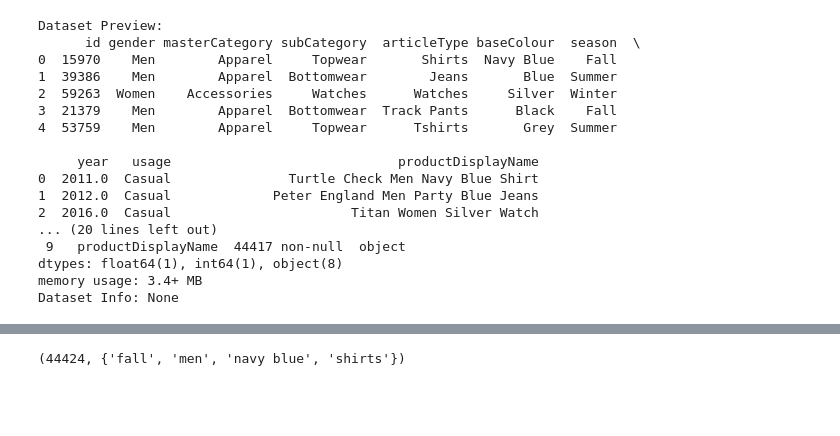
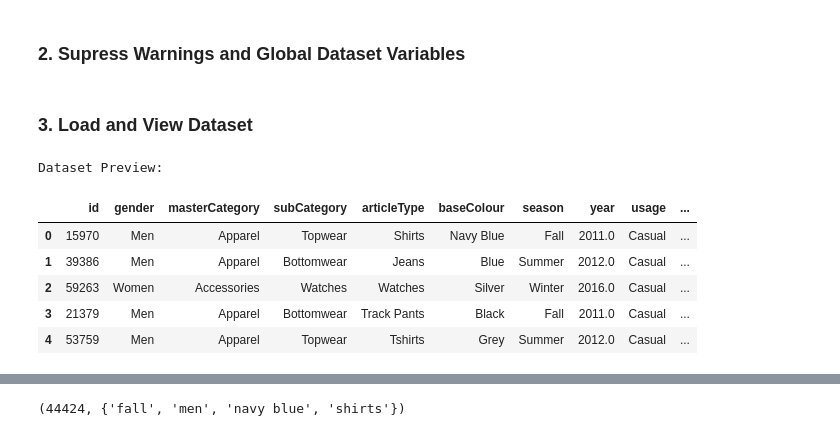
Before and after one commit to lenadahee/SI671-project, a Jupyter notebook: notebooks/671_Team_RLV_Code.ipynb, the cells around one changed output, grey strips where cells are left out. Drawn from its saved outputs; the diff is of its cells as text; code cells hidden in the pictures; blank space fills up the shorter version.

```diff
--- a/notebooks/671_Team_RLV_Code.ipynb
+++ b/notebooks/671_Team_RLV_Code.ipynb
@@ -65 +28,3 @@ Note: you may need to restart the kernel to use updated packages.
+# %% [markdown]
+### 2. Supress Warnings and Global Dataset Variables
 # %%
@@ -74,28 +42,18 @@ for p in (OUT, FIGS, TABS):  # make folders if missing
     p.mkdir(parents=True, exist_ok=True)
 
 CSV_PATH = DATA / "styles.csv"   # central place for the dataset path
+# %% [markdown]
+### 3. Load and View Dataset
 # %%
 # Load Dataset
 styles = pd.read_csv(CSV_PATH, on_bad_lines="skip")
-print(f"Dataset Preview:\n{styles.head()}")
-print(f"Dataset Columns: {styles.columns}")
-print(f"Dataset Shape: {styles.shape}")
-print(f"Dataset Info: {styles.info()}")
+print("Dataset Preview:")
+display(styles.head())
 # %% [output]
 Dataset Preview:
-      id gender masterCategory subCategory  articleType baseColour  season  \
-0  15970    Men        Apparel     Topwear       Shirts  Navy Blue    Fall
-1  39386    Men        Apparel  Bottomwear        Jeans       Blue  Summer
-2  59263  Women    Accessories     Watches      Watches     Silver  Winter
-3  21379    Men        Apparel  Bottomwear  Track Pants      Black    Fall
-4  53759    Men        Apparel     Topwear      Tshirts       Grey  Summer
-
-     year   usage                             productDisplayName
-0  2011.0  Casual               Turtle Check Men Navy Blue Shirt
-1  2012.0  Casual             Peter England Men Party Blue Jeans
-2  2016.0  Casual                       Titan Women Silver Watch
-... (20 lines left out)
- 9   productDisplayName  44417 non-null  object
-dtypes: float64(1), int64(1), object(8)
-memory usage: 3.4+ MB
-Dataset Info: None
+|  | id | gender | masterCategory | subCategory | articleType | baseColour | season | year | usage | ... |
+| 0 | 15970 | Men | Apparel | Topwear | Shirts | Navy Blue | Fall | 2011.0 | Casual | ... |
+| 1 | 39386 | Men | Apparel | Bottomwear | Jeans | Blue | Summer | 2012.0 | Casual | ... |
+| 2 | 59263 | Women | Accessories | Watches | Watches | Silver | Winter | 2016.0 | Casual | ... |
+| 3 | 21379 | Men | Apparel | Bottomwear | Track Pants | Black | Fall | 2011.0 | Casual | ... |
+| 4 | 53759 | Men | Apparel | Topwear | Tshirts | Grey | Summer | 2012.0 | Casual | ... |
```
Also changed, not shown: parts of 28 cells of this notebook.
